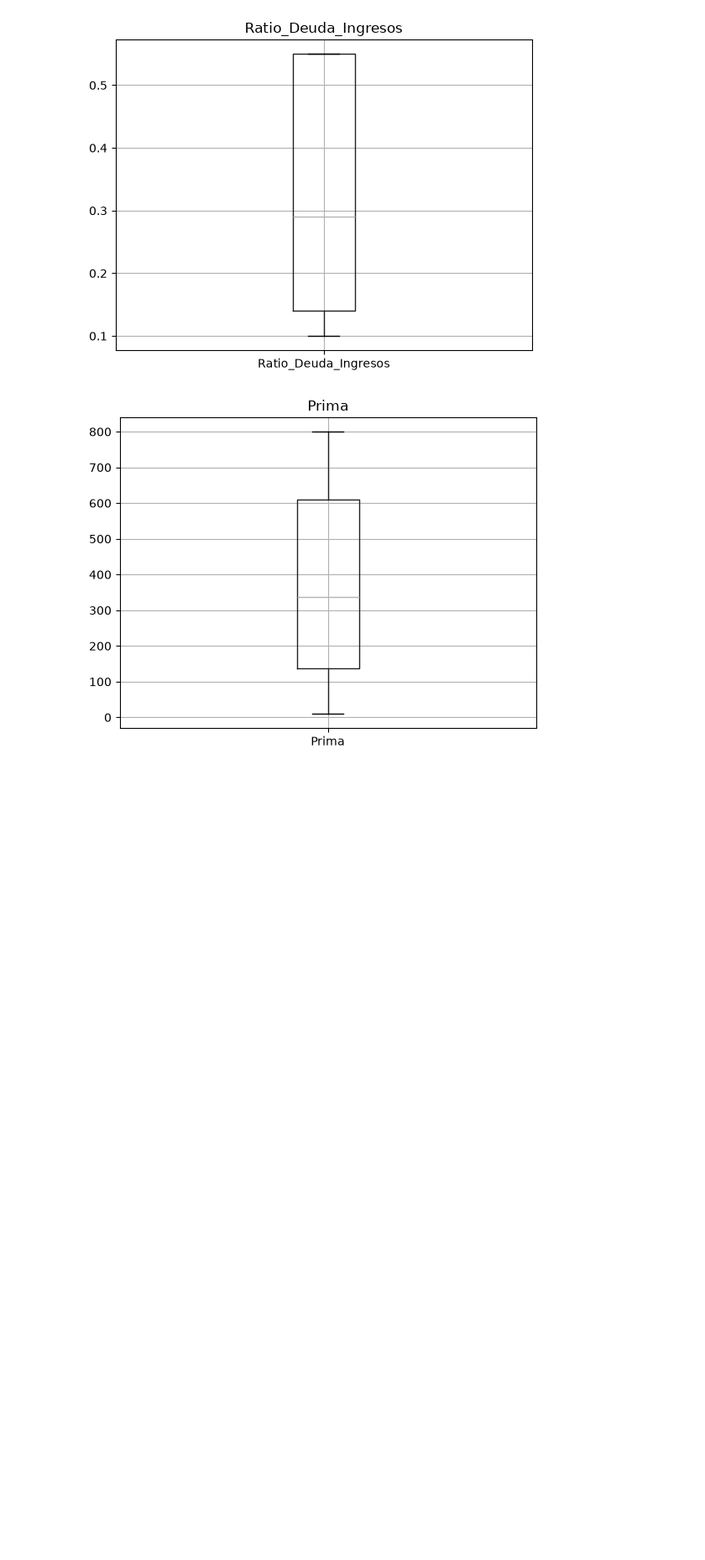
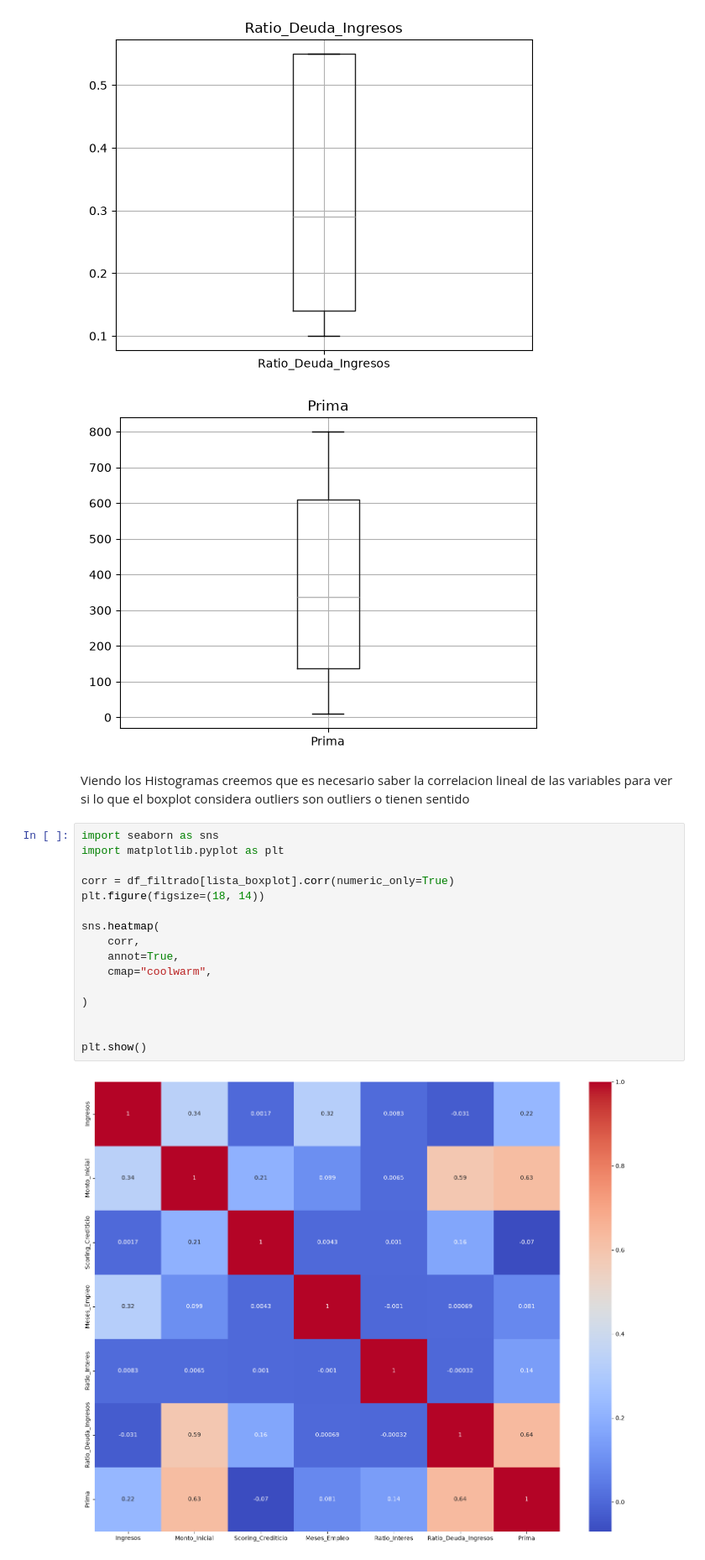
Before and after one commit to Guilleurre/Reto-05-Grupo-Verde-Oscuro, a Jupyter notebook: dataframe filtrado sin nulos sin duplicados y categorizado.ipynb, the cells around one changed output. Shown at 84% size. Cells and saved outputs as stored; diff of their text form; blank space fills up the shorter version.

Commit message:
He creado una matriz de correlacion sobre las variables que sospechamos que pueden tener outliers

```diff
--- a/dataframe filtrado sin nulos sin duplicados y categorizado.ipynb
+++ b/dataframe filtrado sin nulos sin duplicados y categorizado.ipynb
@@ -459,3 +459,23 @@ for col in lista_boxplot:
 [figure]
 [figure]
 [figure]
+# %% [markdown]
+Viendo los Histogramas creemos que es necesario saber la correlacion lineal de las variables para ver si lo que el boxplot considera outliers son outliers o tienen sentido
+# %%
+import seaborn as sns
+import matplotlib.pyplot as plt
+
+corr = df_filtrado[lista_boxplot].corr(numeric_only=True)
+plt.figure(figsize=(18, 14))
+
+sns.heatmap(
+    corr,
+    annot=True,
+    cmap="coolwarm",
+
+)
+
+
+plt.show()
+# %% [output]
+[figure, added]
```
